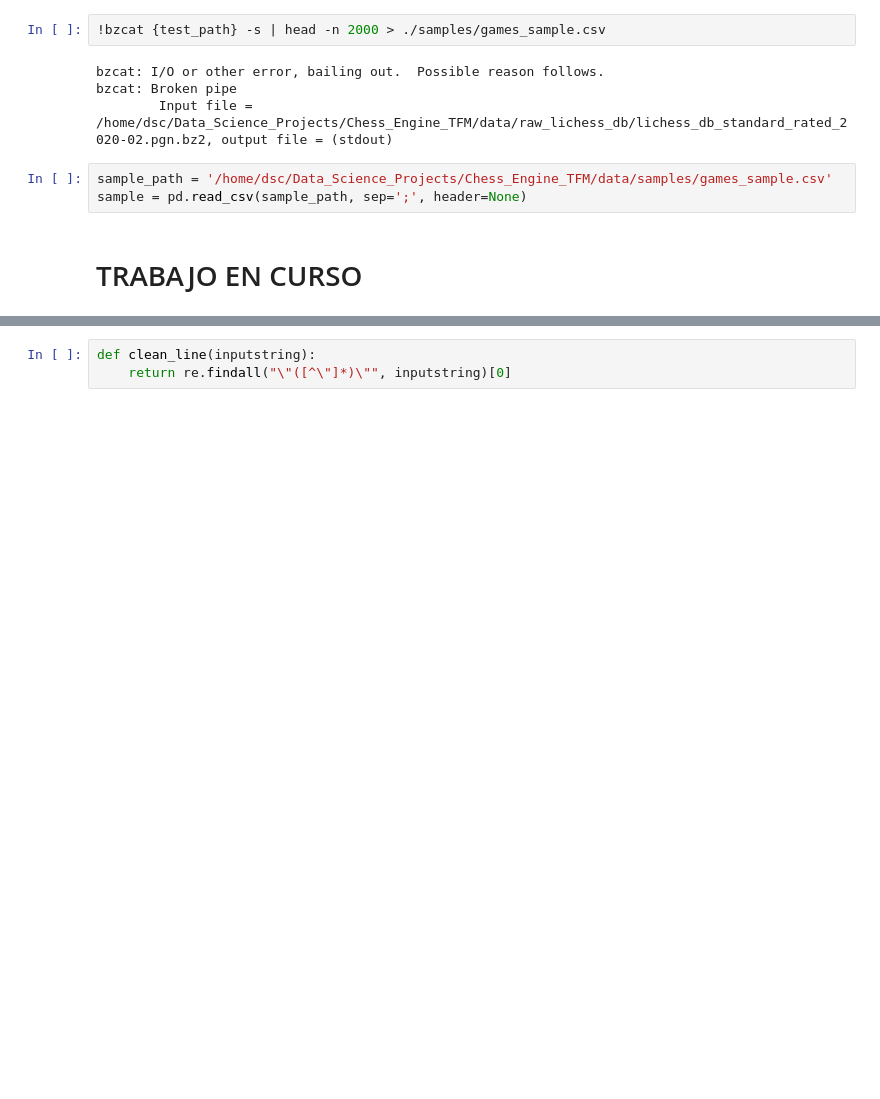
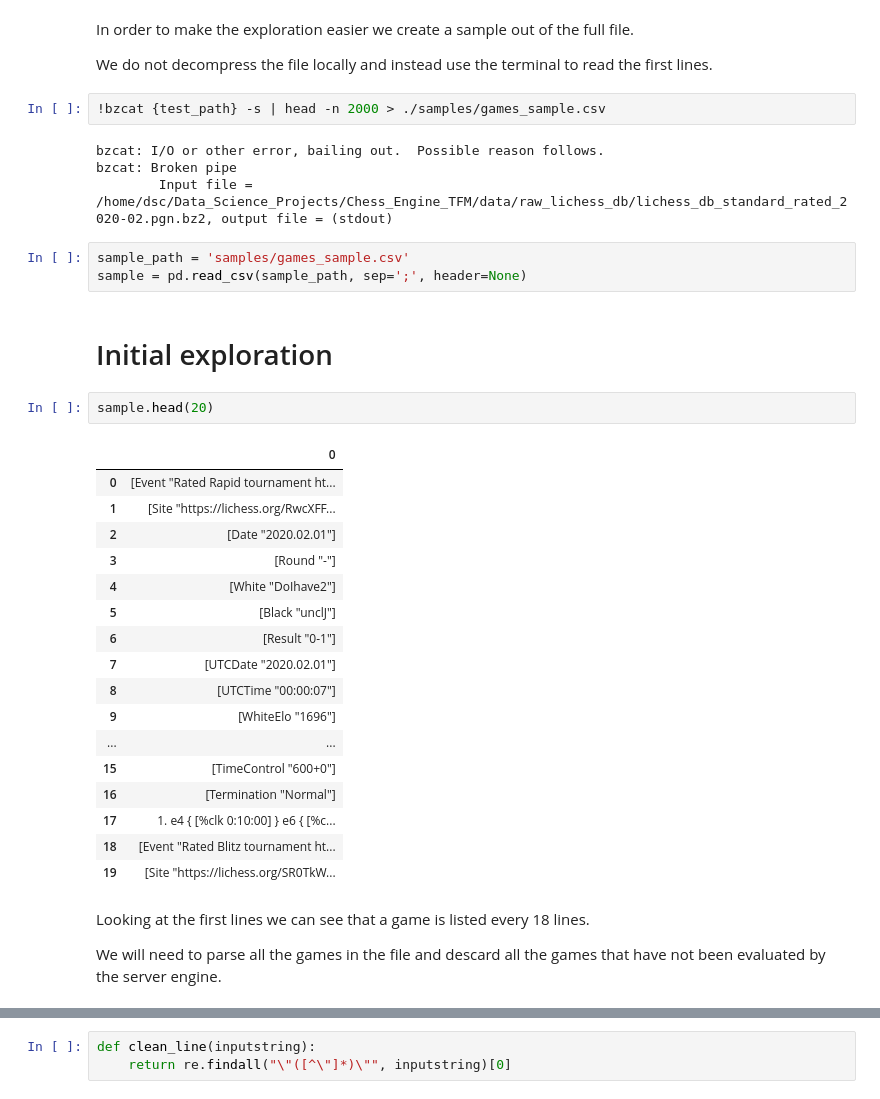
Before and after one commit to jorgegmartin/Chess_Engine_TFM, a Jupyter notebook: data/00_data_sampling.ipynb, the cells around one changed output, grey strips where cells are left out. Saved outputs shown, nothing was run; the diff lists cells and outputs as text; blank space fills up the shorter version.

```diff
--- a/data/00_data_sampling.ipynb
+++ b/data/00_data_sampling.ipynb
@@ -16,3 +51,7 @@ __CODIGO PARA GENERAR SAMPLE__
+# %% [markdown]
+In order to make the exploration easier we create a sample out of the full file.
+
+We do not decompress the file locally and instead use the terminal to read the first lines.
 # %%
 !bzcat {test_path} -s | head -n 2000 > ./samples/games_sample.csv
 # %% [output]
@@ -20,8 +59,32 @@ bzcat: I/O or other error, bailing out.  Possible reason follows.
 bzcat: Broken pipe
         Input file = /home/dsc/Data_Science_Projects/Chess_Engine_TFM/data/raw_lichess_db/lichess_db_standard_rated_2020-02.pgn.bz2, output file = (stdout)
 # %%
-sample_path = '/home/dsc/Data_Science_Projects/Chess_Engine_TFM/data/samples/games_sample.csv'
+sample_path = 'samples/games_sample.csv'
 sample = pd.read_csv(sample_path, sep=';', header=None)
-# %% [markdown]
-# TRABAJO EN CURSO
+# %% [markdown]
+# Initial exploration
+# %%
+sample.head(20)
+# %% [output]
+|  | 0 |
+| 0 | [Event "Rated Rapid tournament ht... |
+| 1 | [Site "https://lichess.org/RwcXFF... |
+| 2 | [Date "2020.02.01"] |
+| 3 | [Round "-"] |
+| 4 | [White "DoIhave2"] |
+| 5 | [Black "unclJ"] |
+| 6 | [Result "0-1"] |
+| 7 | [UTCDate "2020.02.01"] |
+| 8 | [UTCTime "00:00:07"] |
+| 9 | [WhiteElo "1696"] |
+| ... | ... |
+| 15 | [TimeControl "600+0"] |
+| 16 | [Termination "Normal"] |
+| 17 | 1. e4 { [%clk 0:10:00] } e6 { [%c... |
+| 18 | [Event "Rated Blitz tournament ht... |
+| 19 | [Site "https://lichess.org/SR0TkW... |
+# %% [markdown]
+Looking at the first lines we can see that a game is listed every 18 lines.
+
+We will need to parse all the games in the file and descard all the games that have not been evaluated by the server engine.
 # %%
```
Also changed, not shown: parts of 27 cells of this notebook, 2 other files.
